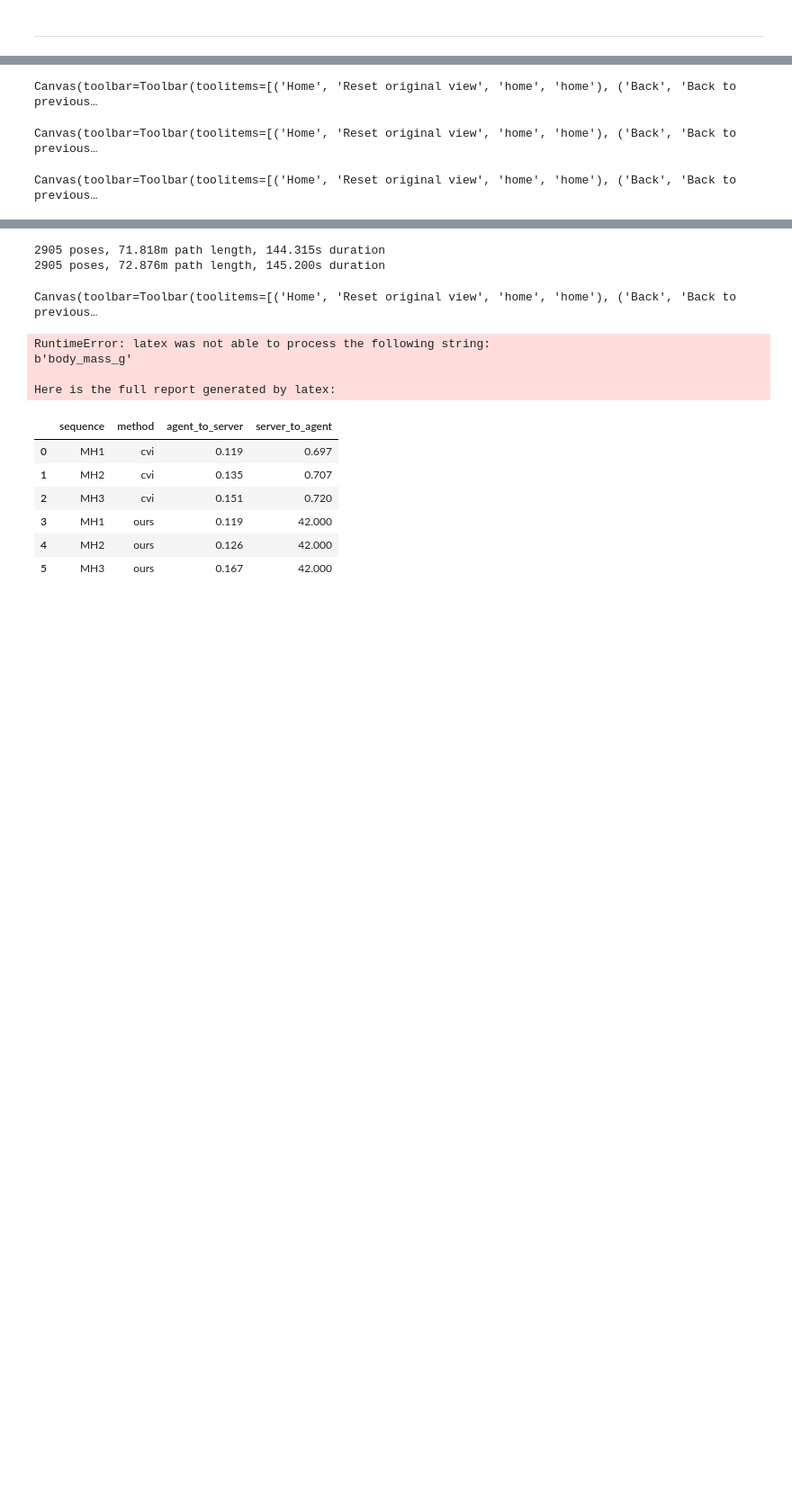
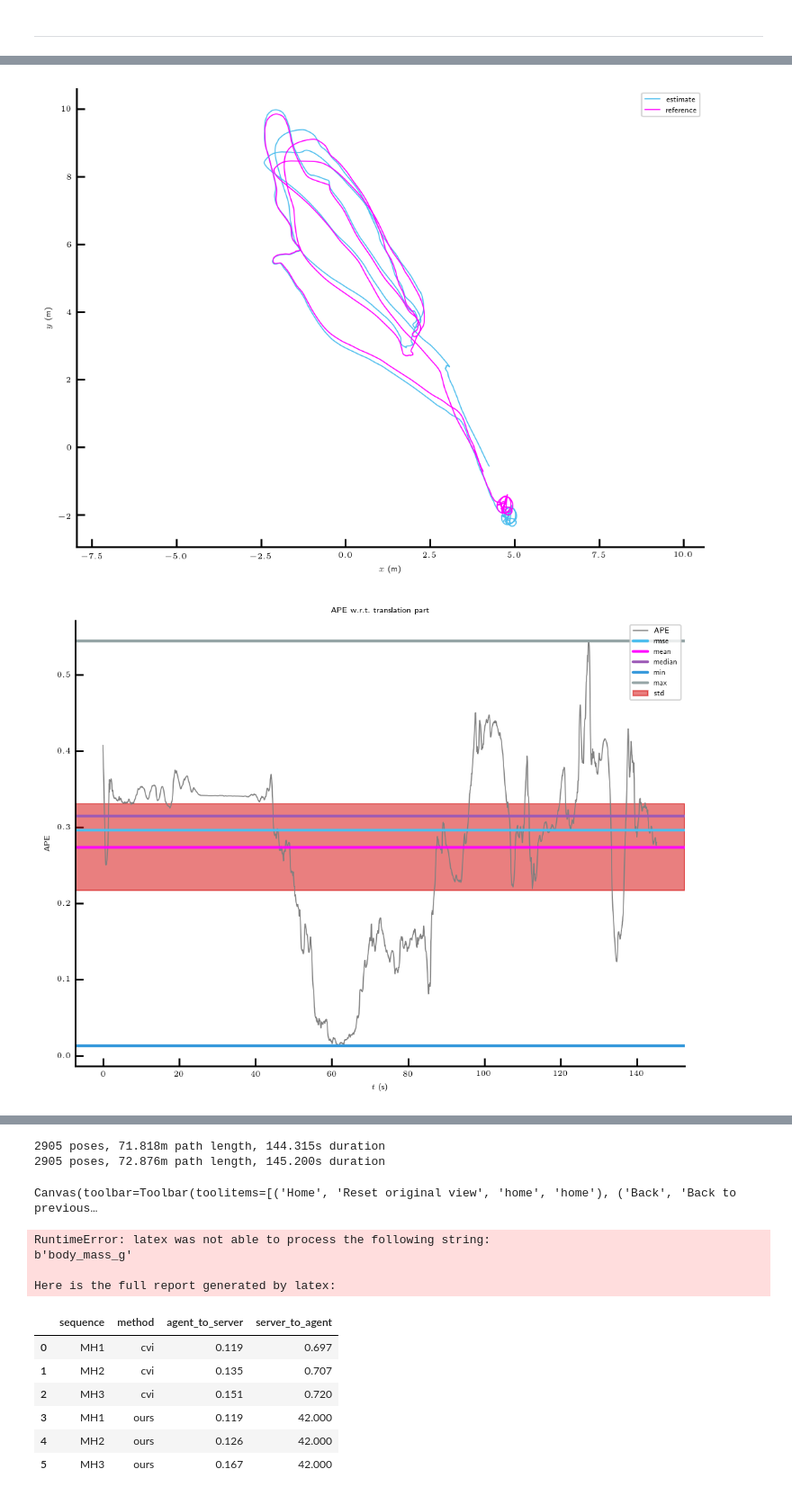
Before and after one commit to ethz-asl/maplab_tools, a Jupyter notebook: maplab_profiles/bin/evaluation_euroc.ipynb, the cells around one changed output, grey strips where cells are left out. Shown at 90% size. Saved outputs shown, nothing was run; the diff lists cells and outputs as text; code cells hidden in the pictures; blank space fills up the shorter version.

```diff
--- a/maplab_profiles/bin/evaluation_euroc.ipynb
+++ b/maplab_profiles/bin/evaluation_euroc.ipynb
@@ -31,11 +31,12 @@ gt_trajectories = []
 onboard_trajectories = []
 
 assert len(export_paths) == len(exported_missions)
+idx = 0
 for export_path, mission_id in zip(export_paths, exported_missions):
-    print(f'Loading dataset: {export_path}')
+    print(f'Loading dataset[{idx}]: {export_path}')
     est_traj_filename = dataset_path + 'MH_est.csv'
     gt_traj_filename = dataset_path + export_path + '_gt.csv'
-    onboard_traj_filename = dataset_path + export_path + '_spectral.npy'
+    onboard_traj_filename = dataset_path + export_path + '_rovio.npy'
 
     est_df = eval.get_mission_from_csv(est_traj_filename, mission_id)
     est_trajectories.append(eval.convert_df_to_traj(est_df))
@@ -44,6 +45,7 @@ for export_path, mission_id in zip(export_paths, exported_missions):
     gt_trajectories.append(eval.convert_df_to_traj(gt_df))
 
     onboard_trajectories.append(np.load(onboard_traj_filename))
+    idx = idx + 1
 
 assert len(gt_trajectories) == len(est_trajectories)
 assert len(gt_trajectories) == len(onboard_trajectories)
@@ -153,7 +155,7 @@ def convert_onboard_to_traj(trajectory):
     wxyz = trajectory[:,4:8]
     return PoseTrajectory3D(positions_xyz = xyz, orientations_quat_wxyz = wxyz, timestamps = ts)
 
-idx = 3
+idx = 1
 
 print(f'=== Onboard ===========================================================')
 onb_traj = convert_onboard_to_traj(onboard_trajectories[idx])
@@ -193,3 +195,2 @@ APE:
-Canvas(toolbar=Toolbar(toolitems=[('Home', 'Reset original view', 'home', 'home'), ('Back', 'Back to  previous…
-Canvas(toolbar=Toolbar(toolitems=[('Home', 'Reset original view', 'home', 'home'), ('Back', 'Back to  previous…
-Canvas(toolbar=Toolbar(toolitems=[('Home', 'Reset original view', 'home', 'home'), ('Back', 'Back to  previous…
+[figure, added]
+[figure, added]
```
Also changed, not shown: parts of 3 cells of this notebook, 5 other files.
